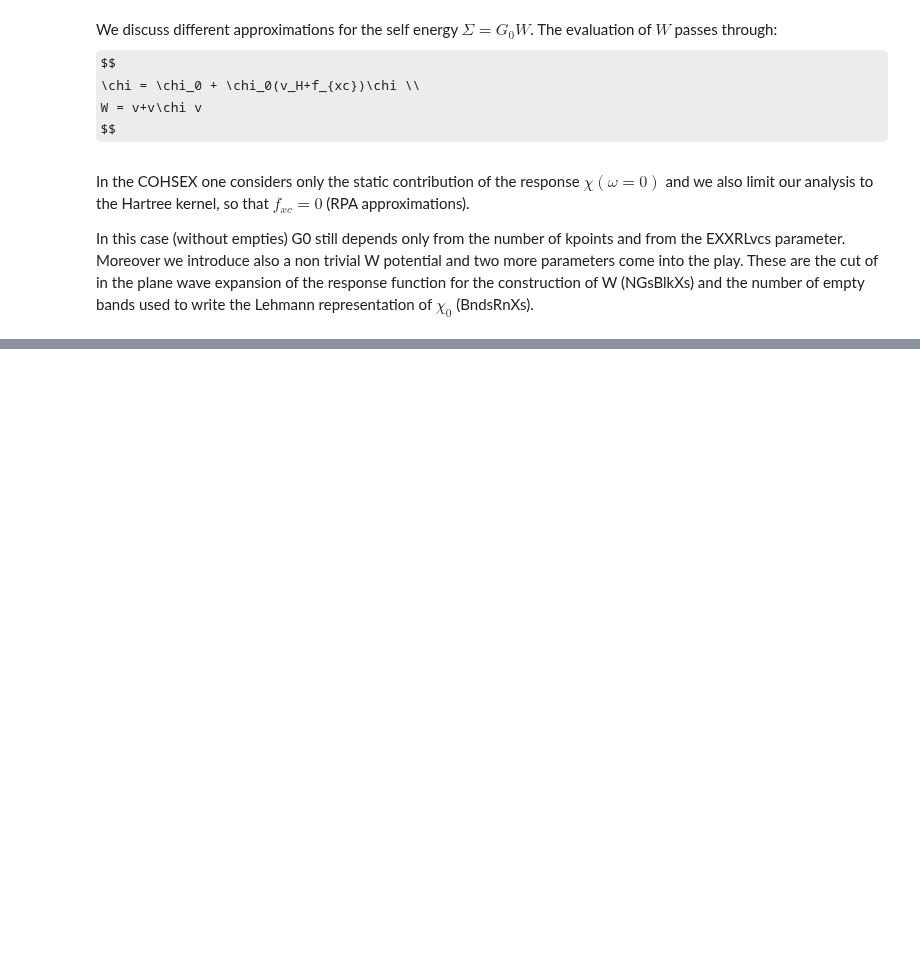
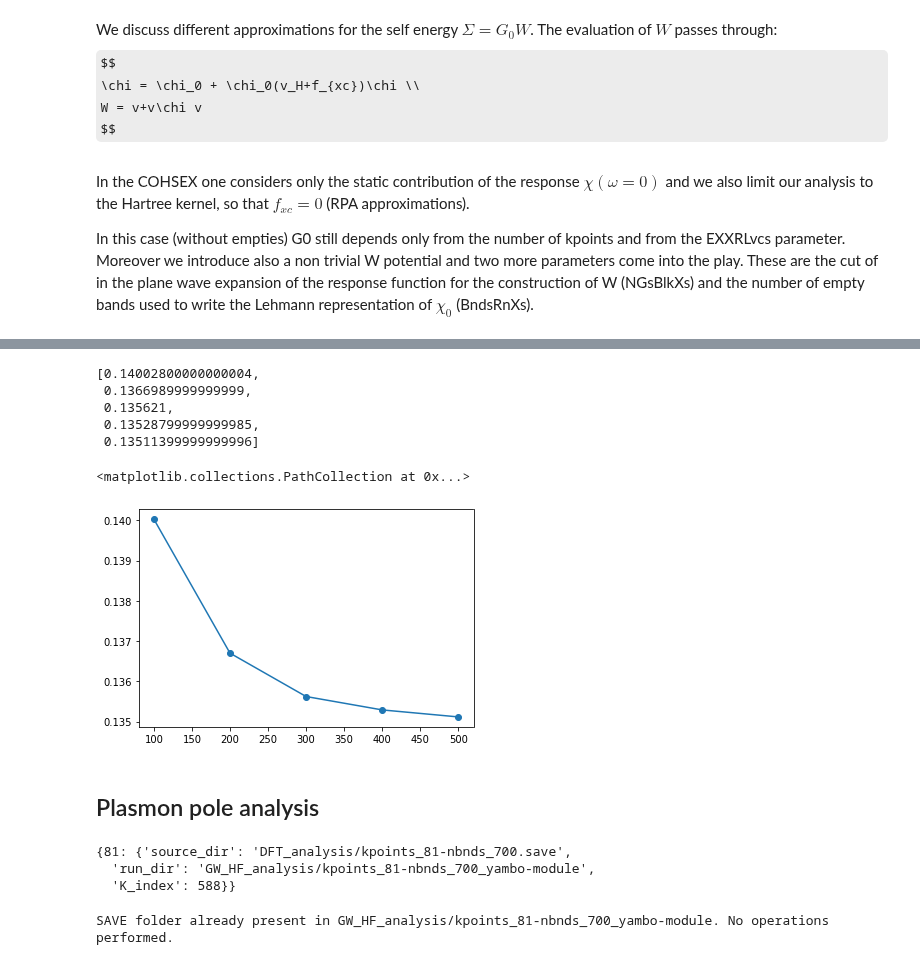
Before and after one commit to marcodalessandro76/Germanene, a Jupyter notebook: GW_Analysis.ipynb, the cells around one changed output, grey strips where cells are left out. Cells and saved outputs as stored; diff of their text form; code cells hidden in the pictures; some formulas as TeX source; blank space fills up the shorter version.

```diff
--- a/GW_Analysis.ipynb
+++ b/GW_Analysis.ipynb
@@ -318,0 +538,9 @@ BndsRnXs  = [1,40]
+# %%
+study = D.Dataset(run_dir=run_dir,num_tasks=4,verbose=True)
+study.set_postprocessing_function(PP.yambo_parse_data)
+
+inp['variables']['NGsBlkXs'] = [NGsBlkXs_conv,'RL']
+for bnd in BndsRnXs:
+    idd = 'chosex-ngsblkxs_%s-bndsrnxs_%s'%(NGsBlkXs_conv,bnd[1])
+    inp['variables']['BndsRnXs'] = [bnd,'']
+    study.append_run(id=idd,input=inp,runner=code)
@@ -318,0 +551,2 @@ BndsRnXs  = [1,40]
+# %%
+results = study.run()
@@ -318,0 +566,21 @@ BndsRnXs  = [1,40]
+# %%
+gap = []
+for ind in range(len(BndsRnXs)):
+    #r = study.fetch_results(id={'kpoints':k})[0]
+    gap.append(results[ind].data.get_gap(k_full=test_set[k]['K_index'],band_full=start_band,verbose=False))
+gap
+# %% [output]
+[0.14002800000000004,
+ 0.1366989999999999,
+ 0.135621,
+ 0.13528799999999985,
+ 0.13511399999999996]
+# %%
+x = [b[1] for b in BndsRnXs]
+plt.plot(x,gap)
+plt.scatter(x,gap)
+# %% [output]
+<matplotlib.collections.PathCollection at 0x...>
+[figure, added]
+# %% [markdown]
+## Plasmon pole analysis
@@ -333 +593,24 @@ BndsRnXs  = [1,40]
+# %%
+kvalues = [81]
+
+test_set = {}
+for k in kvalues:
+    source_dir = 'DFT_analysis/kpoints_%s-nbnds_700.save'%k
+    #run_dir = 'GW_HF_analysis/kpoints_%s-nbnds_700'%k
+    run_dir = 'GW_HF_analysis/kpoints_%s-nbnds_700_yambo-module'%k
+    dft_data = P.PwParser(os.path.join(source_dir,'data-file-schema.xml'),verbose=False)
+    test_set[k] = {'source_dir' : source_dir,
+                   'run_dir' :  run_dir,
+                    'K_index' : len(dft_data.kpoints)}
+test_set
+# %% [output]
+{81: {'source_dir': 'DFT_analysis/kpoints_81-nbnds_700.save',
+  'run_dir': 'GW_HF_analysis/kpoints_81-nbnds_700_yambo-module',
+  'K_index': 588}}
+# %%
+k_sel = 81
+Tools.build_SAVE(test_set[k_sel]['source_dir'],test_set[k_sel]['run_dir'],command='mpirun -np 1 p2y')
+K_index = test_set[k_sel]['K_index']
+# %% [output]
+SAVE folder already present in GW_HF_analysis/kpoints_81-nbnds_700_yambo-module. No operations performed.
 # %%
```
Also changed, not shown: parts of 42 cells of this notebook, 1 other file.
